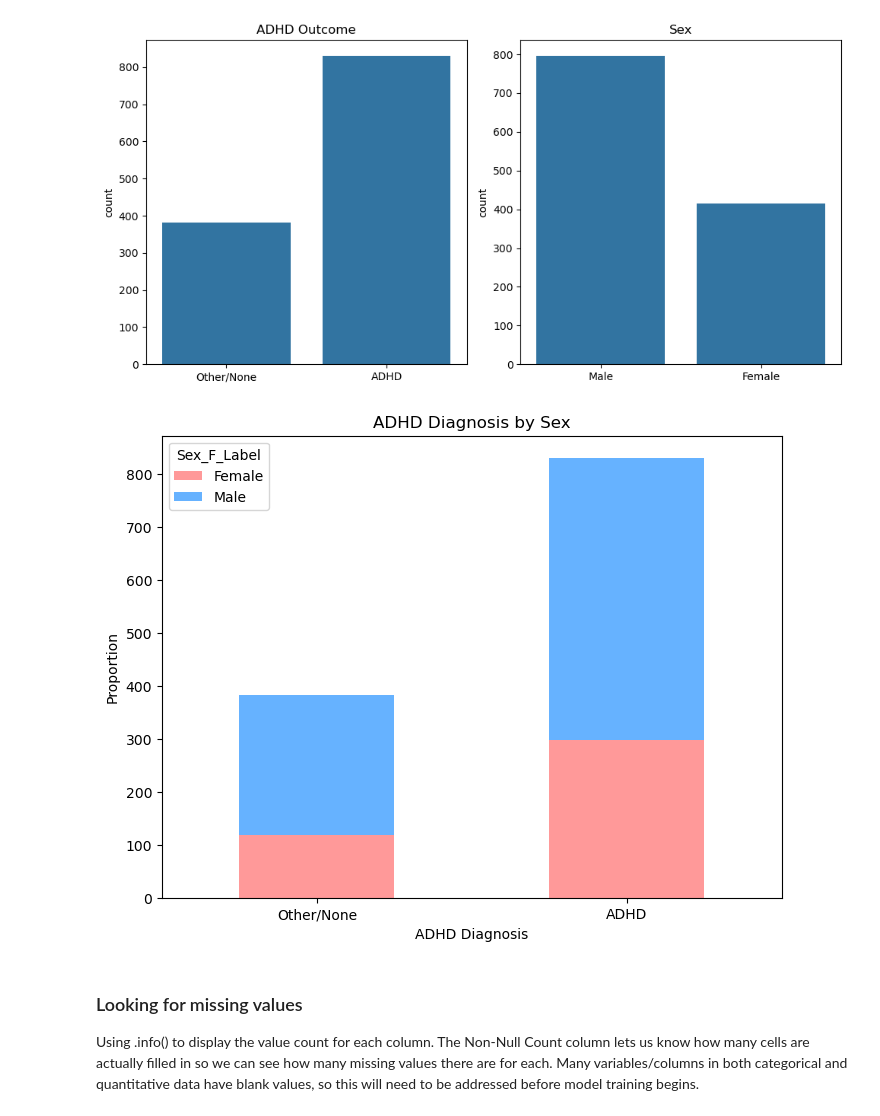
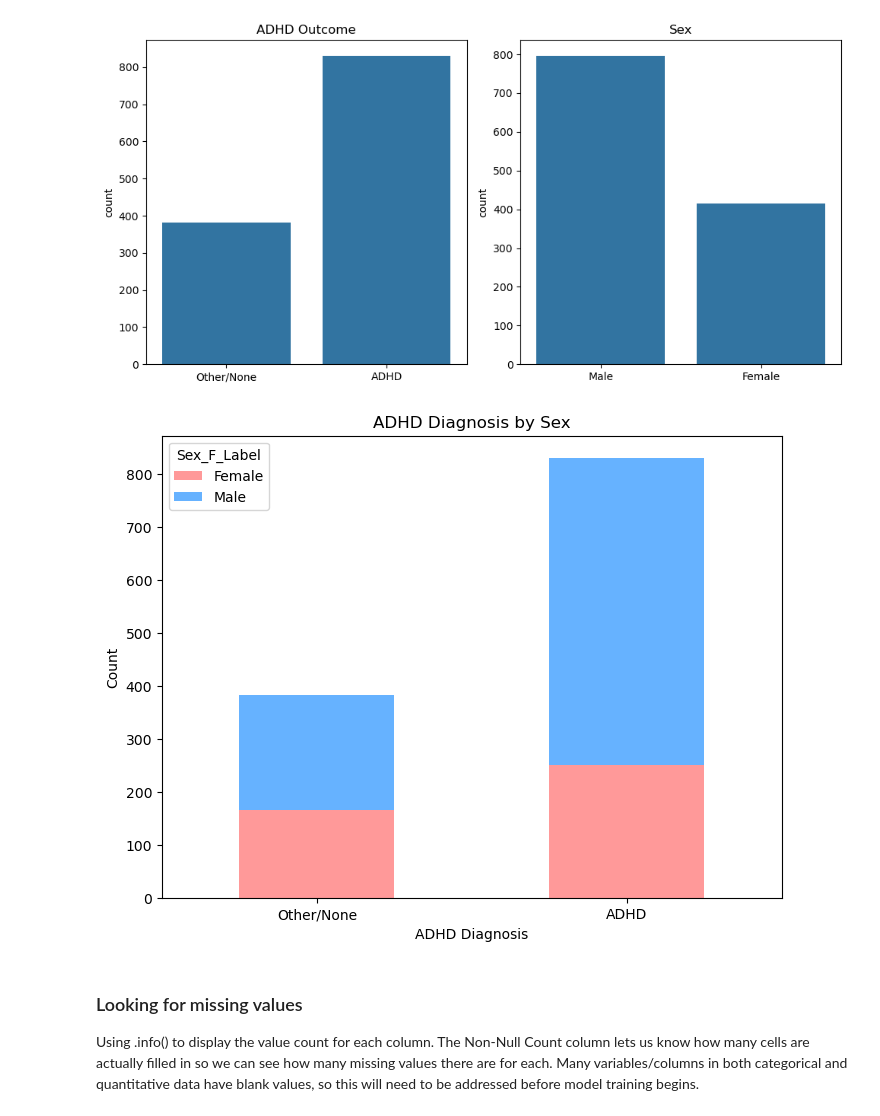
Before and after one commit to wendycarv/adhdDiagnosis, a Jupyter notebook: notebook.ipynb, the cells around one changed output. Cells and saved outputs as stored; diff of their text form; code cells hidden in the pictures.

```diff
--- a/notebook.ipynb
+++ b/notebook.ipynb
@@ -180,19 +192,18 @@ fig.tight_layout()
 [figure]
 # %%
 #solutions_df = solutions_df.drop(columns=["participant_id"])
-
-solutions_df['Sex_F_Label'] = adhd_df['Sex_F'].map(categorical_labels['Sex_F'])
+solutions_df['Sex_F_Label'] = solutions_df['Sex_F'].map(categorical_labels['Sex_F'])
 
 adhd_sex_counts = pd.crosstab(solutions_df['ADHD_Outcome'], solutions_df['Sex_F_Label'])
 adhd_sex_counts.plot(kind='bar', stacked=True, color=['#FF9999', '#66B2FF'], figsize=(8, 6))
 plt.title('ADHD Diagnosis by Sex')
 plt.ylabel('Count')
 plt.xlabel('ADHD Diagnosis')
 labels = categorical_labels['ADHD_Outcome'].values()
 plt.xticks(range(len(labels)), labels, rotation=0)
 plt.show()
 # %% [output]
-[figure, old version]
+[figure, new version]
 # %% [markdown]
 ### Looking for missing values
 
```
Also changed, not shown: parts of 7 cells of this notebook.
